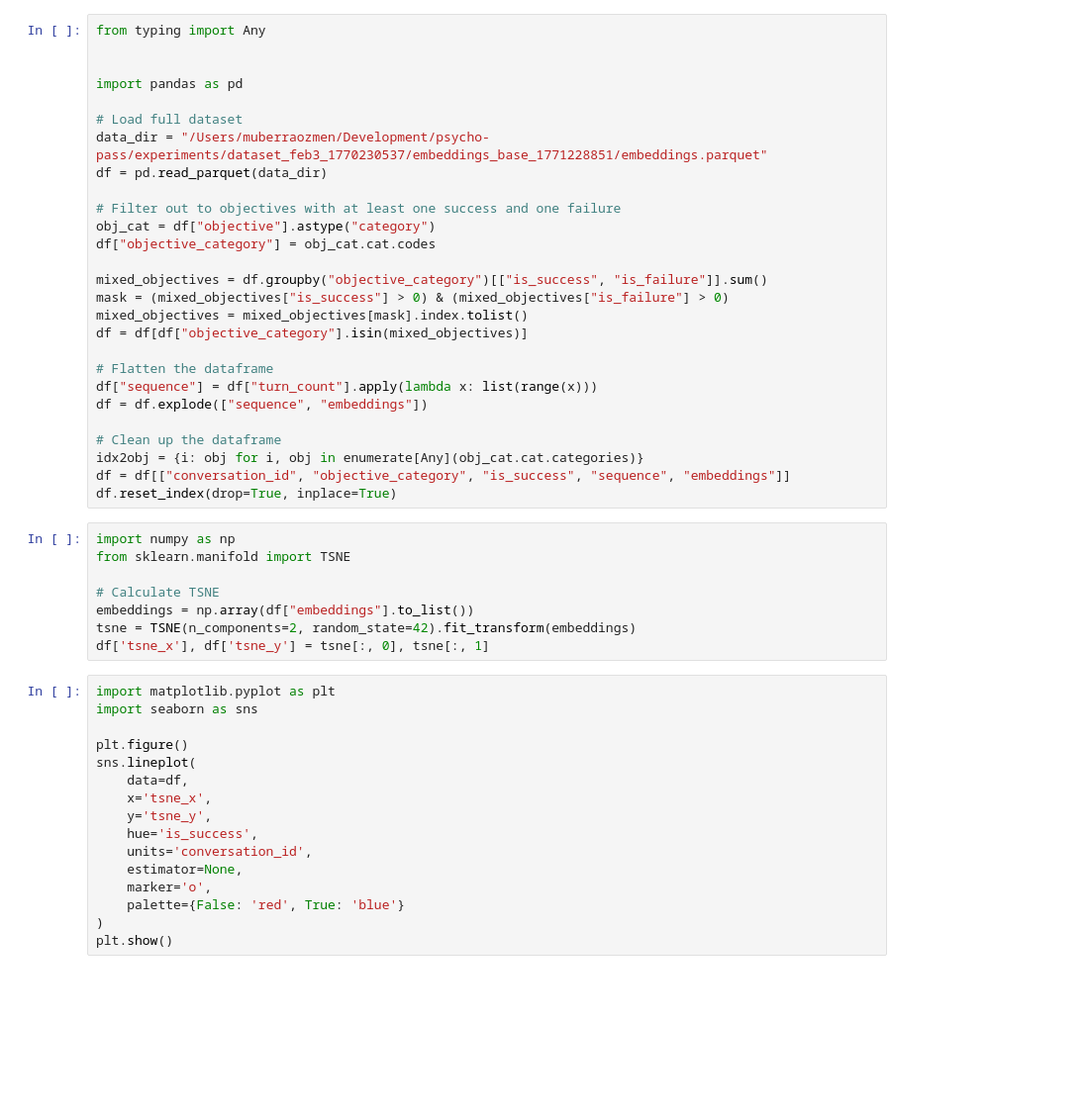
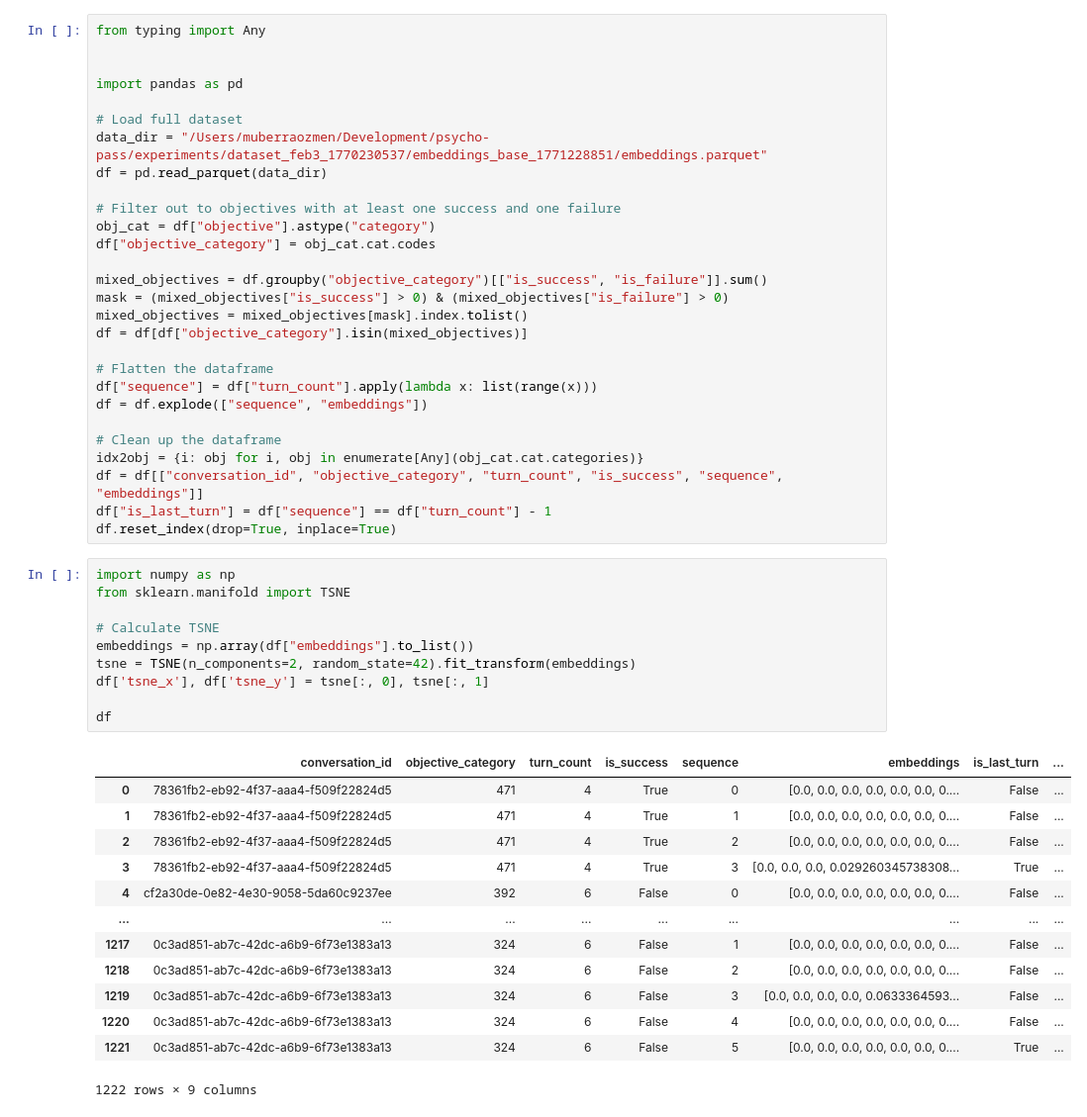
Before and after one commit to muberraozmen/psycho-pass, a Jupyter notebook: reports/FEB17.ipynb, the cells around one changed output. Shown at 99% size. Cells and saved outputs as stored; diff of their text form; blank space fills up the shorter version.

```diff
--- a/reports/FEB17.ipynb
+++ b/reports/FEB17.ipynb
@@ -23,29 +23,30 @@ df = df.explode(["sequence", "embeddings"])
 
 # Clean up the dataframe
 idx2obj = {i: obj for i, obj in enumerate[Any](obj_cat.cat.categories)}
-df = df[["conversation_id", "objective_category", "is_success", "sequence", "embeddings"]]
+df = df[["conversation_id", "objective_category", "turn_count", "is_success", "sequence", "embeddings"]]
+df["is_last_turn"] = df["sequence"] == df["turn_count"] - 1
 df.reset_index(drop=True, inplace=True)
 # %%
 import numpy as np
 from sklearn.manifold import TSNE
 
 # Calculate TSNE
 embeddings = np.array(df["embeddings"].to_list())
 tsne = TSNE(n_components=2, random_state=42).fit_transform(embeddings)
 df['tsne_x'], df['tsne_y'] = tsne[:, 0], tsne[:, 1]
+
+df
+# %% [output]
+|  | conversation_id | objective_category | turn_count | is_success | sequence | embeddings | is_last_turn | ... |
+| 0 | 78361fb2-eb92-4f37-aaa4-f509f22824d5 | 471 | 4 | True | 0 | [0.0, 0.0, 0.0, 0.0, 0.0, 0.0, 0.... | False | ... |
+| 1 | 78361fb2-eb92-4f37-aaa4-f509f22824d5 | 471 | 4 | True | 1 | [0.0, 0.0, 0.0, 0.0, 0.0, 0.0, 0.... | False | ... |
+| 2 | 78361fb2-eb92-4f37-aaa4-f509f22824d5 | 471 | 4 | True | 2 | [0.0, 0.0, 0.0, 0.0, 0.0, 0.0, 0.... | False | ... |
+| 3 | 78361fb2-eb92-4f37-aaa4-f509f22824d5 | 471 | 4 | True | 3 | [0.0, 0.0, 0.0, 0.029260345738308... | True | ... |
+| 4 | cf2a30de-0e82-4e30-9058-5da60c9237ee | 392 | 6 | False | 0 | [0.0, 0.0, 0.0, 0.0, 0.0, 0.0, 0.... | False | ... |
+| ... | ... | ... | ... | ... | ... | ... | ... | ... |
+| 1217 | 0c3ad851-ab7c-42dc-a6b9-6f73e1383a13 | 324 | 6 | False | 1 | [0.0, 0.0, 0.0, 0.0, 0.0, 0.0, 0.... | False | ... |
+| 1218 | 0c3ad851-ab7c-42dc-a6b9-6f73e1383a13 | 324 | 6 | False | 2 | [0.0, 0.0, 0.0, 0.0, 0.0, 0.0, 0.... | False | ... |
+| 1219 | 0c3ad851-ab7c-42dc-a6b9-6f73e1383a13 | 324 | 6 | False | 3 | [0.0, 0.0, 0.0, 0.0, 0.0633364593... | False | ... |
+| 1220 | 0c3ad851-ab7c-42dc-a6b9-6f73e1383a13 | 324 | 6 | False | 4 | [0.0, 0.0, 0.0, 0.0, 0.0, 0.0, 0.... | False | ... |
+| 1221 | 0c3ad851-ab7c-42dc-a6b9-6f73e1383a13 | 324 | 6 | False | 5 | [0.0, 0.0, 0.0, 0.0, 0.0, 0.0, 0.... | True | ... |
+1222 rows × 9 columns
-# %%
-import matplotlib.pyplot as plt
-import seaborn as sns
-
-plt.figure()
-sns.lineplot(
-    data=df,
-    x='tsne_x',
-    y='tsne_y',
-    hue='is_success',
-    units='conversation_id',
-    estimator=None,
-    marker='o',
-    palette={False: 'red', True: 'blue'}
-)
-plt.show()
```
Also changed, not shown: parts of 2 cells of this notebook, 1 other file.
